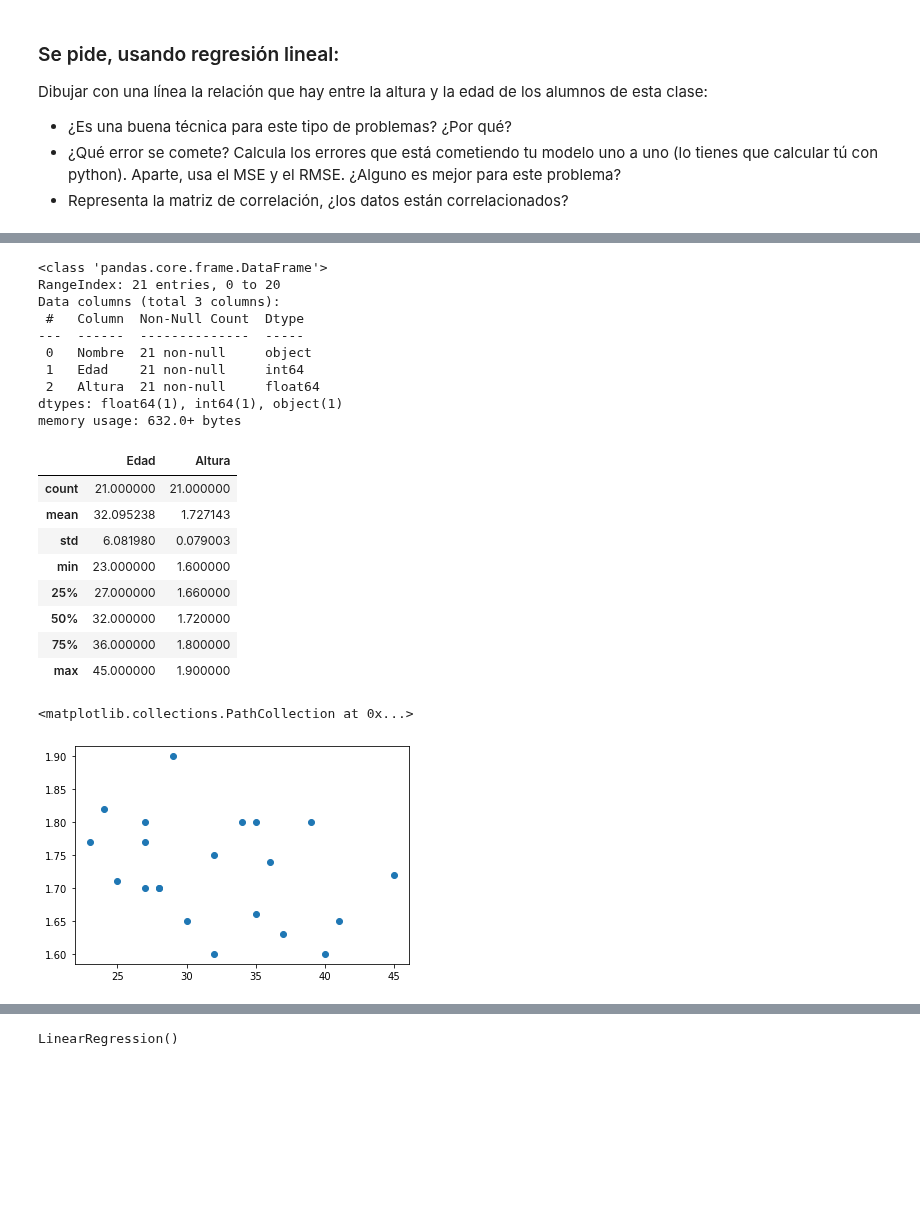
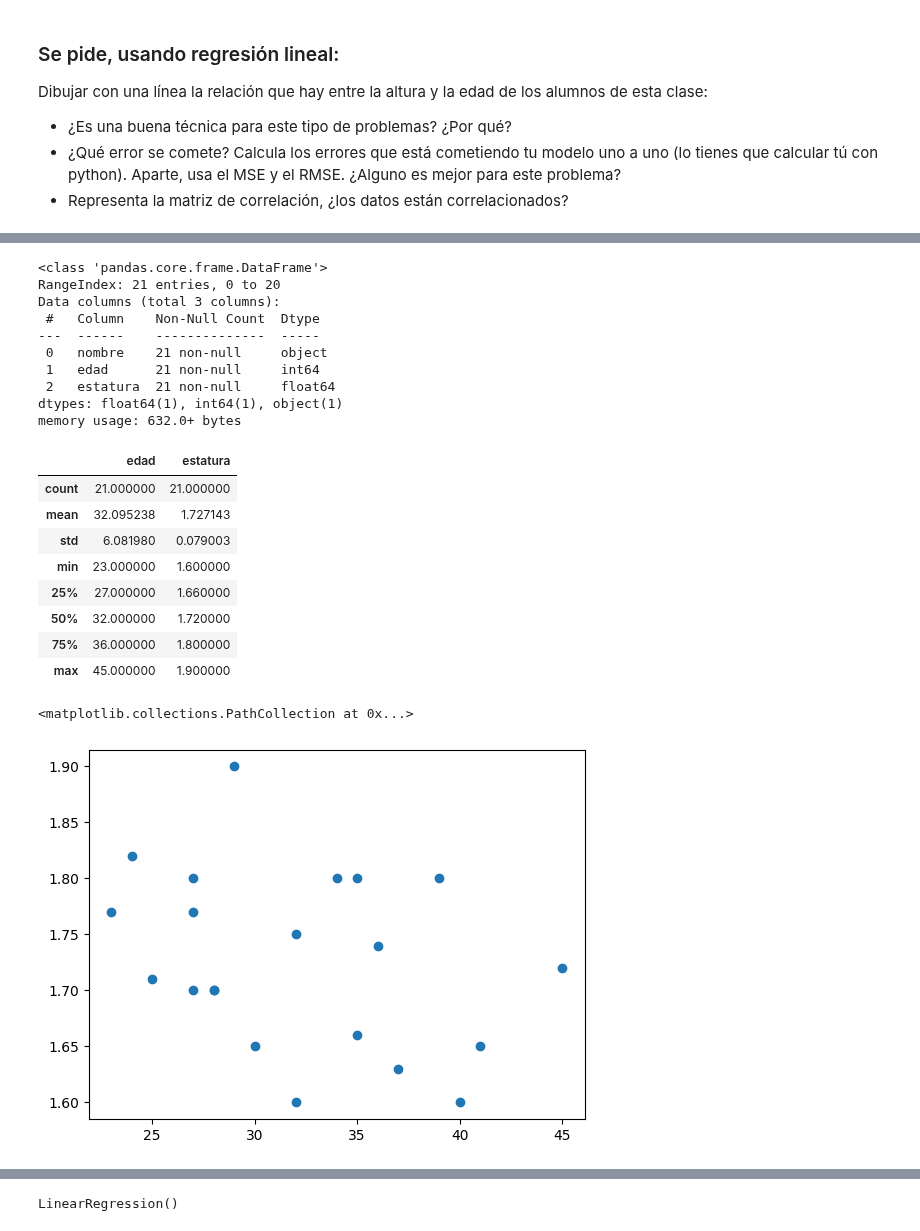
Before and after one commit to JLGOrtega/repo-clase-dsvlcsep24, a Jupyter notebook: 3-Machine_Learning/1-Supervisado/1-Regression/1-Linear_Regression/ejercicios/1 Height.ipynb, the cells around one changed output, grey strips where cells are left out. Drawn from its saved outputs; the diff is of its cells as text; code cells hidden in the pictures; blank space fills up the shorter version.

```diff
--- a/3-Machine_Learning/1-Supervisado/1-Regression/1-Linear_Regression/ejercicios/1 Height.ipynb
+++ b/3-Machine_Learning/1-Supervisado/1-Regression/1-Linear_Regression/ejercicios/1 Height.ipynb
@@ -33,2 +33,3 @@ lista_alumnos = [("Caranchoa", 24, 1.82),
 # %%
 # Crea el siguiente DataFrame
+df = pd.DataFrame(lista_alumnos, columns=["nombre", "edad", "estatura"])
@@ -53,20 +36,22 @@ lista_alumnos = [("Caranchoa", 24, 1.82),
 # %%
 # Muestra la info
+df.info()
 # %% [output]
 <class 'pandas.core.frame.DataFrame'>
 RangeIndex: 21 entries, 0 to 20
 Data columns (total 3 columns):
- #   Column  Non-Null Count  Dtype
----  ------  --------------  -----
- 0   Nombre  21 non-null     object
- 1   Edad    21 non-null     int64
- 2   Altura  21 non-null     float64
+ #   Column    Non-Null Count  Dtype
+---  ------    --------------  -----
+ 0   nombre    21 non-null     object
+ 1   edad      21 non-null     int64
+ 2   estatura  21 non-null     float64
 dtypes: float64(1), int64(1), object(1)
 memory usage: 632.0+ bytes
 # %%
 # Muestra los estadísticos del df
+df.describe()
 # %% [output]
-|  | Edad | Altura |
+|  | edad | estatura |
 | count | 21.000000 | 21.000000 |
 | mean | 32.095238 | 1.727143 |
 | std | 6.081980 | 0.079003 |
@@ -77,6 +62,8 @@ memory usage: 632.0+ bytes
 | max | 45.000000 | 1.900000 |
 # %%
 # Genera un scatter plot con Edad y Altura
+import matplotlib.pyplot as plt
+plt.scatter(df.edad, df.estatura)
 # %% [output]
 <matplotlib.collections.PathCollection at 0x...>
-[figure, old version]
+[figure, new version]
```
Also changed, not shown: parts of 30 cells of this notebook, 8 other files.
